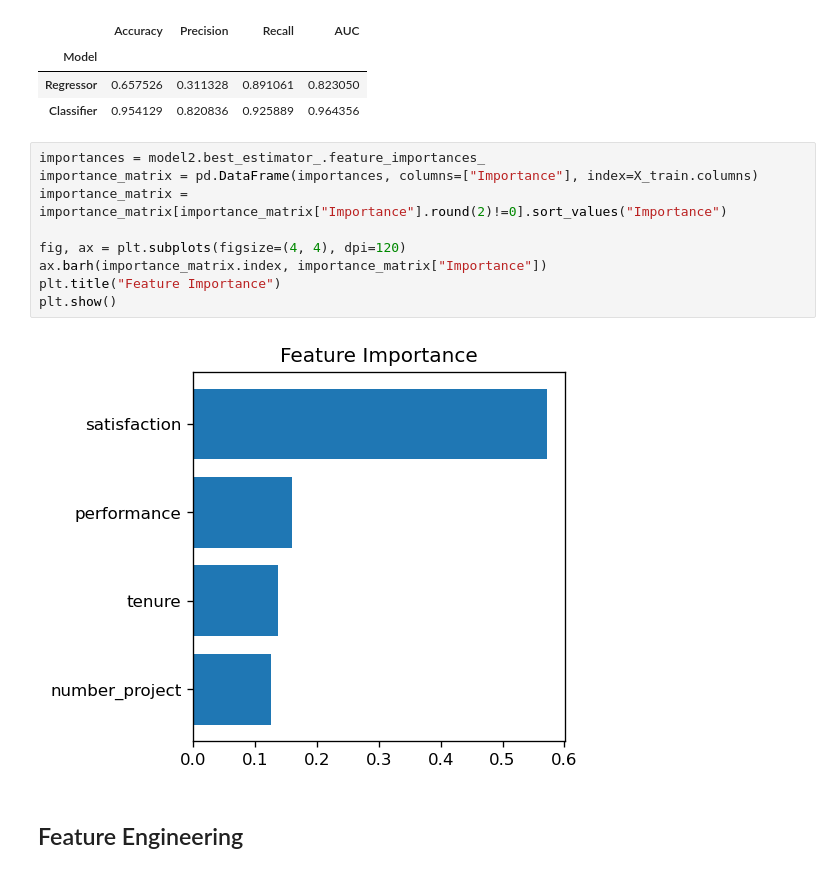
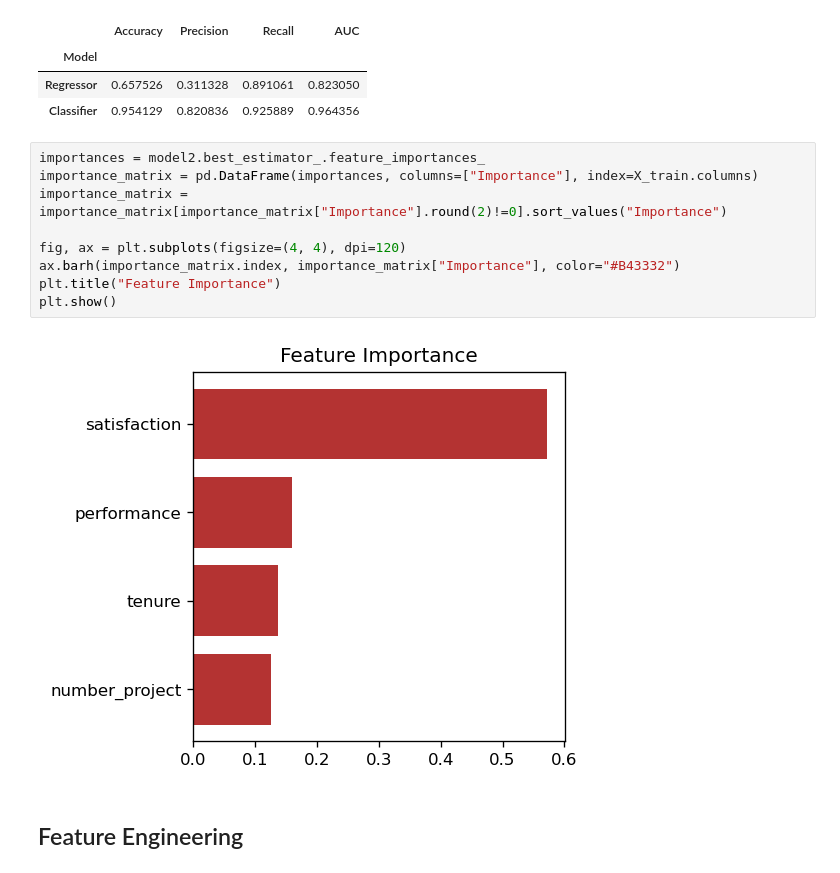
Before and after one commit to SameeckBhatia/Salifort-EDP, a Jupyter notebook: notebook.ipynb, the cells around one changed output. Cells and saved outputs as stored; diff of their text form.

```diff
--- a/notebook.ipynb
+++ b/notebook.ipynb
@@ -340,13 +342,13 @@ pd.concat([logreg, clf])
 # %%
 importances = model2.best_estimator_.feature_importances_
 importance_matrix = pd.DataFrame(importances, columns=["Importance"], index=X_train.columns)
 importance_matrix = importance_matrix[importance_matrix["Importance"].round(2)!=0].sort_values("Importance")
 
 fig, ax = plt.subplots(figsize=(4, 4), dpi=120)
-ax.barh(importance_matrix.index, importance_matrix["Importance"])
+ax.barh(importance_matrix.index, importance_matrix["Importance"], color="#B43332")
 plt.title("Feature Importance")
 plt.show()
 # %% [output]
-[figure, old version]
+[figure, new version]
 # %% [markdown]
 ## Feature Engineering
```
Also changed, not shown: parts of 23 cells of this notebook.
